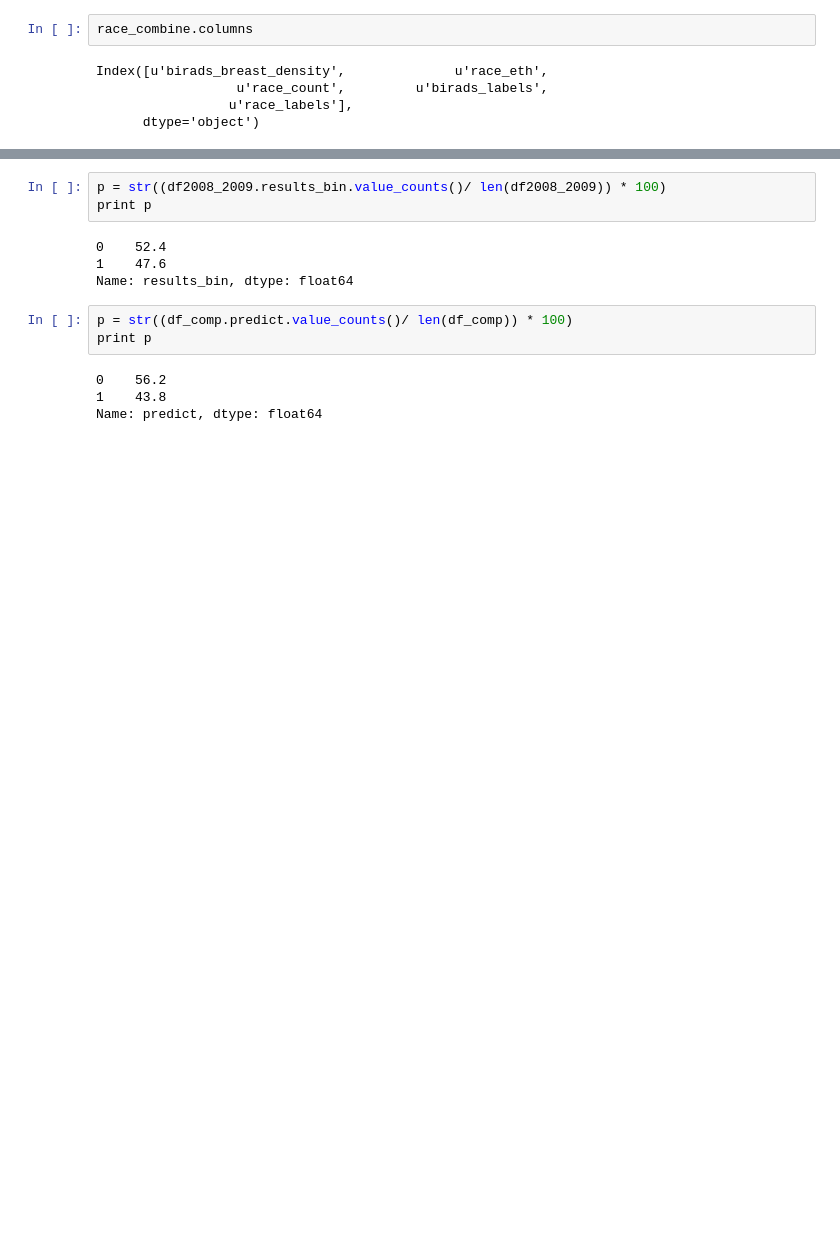
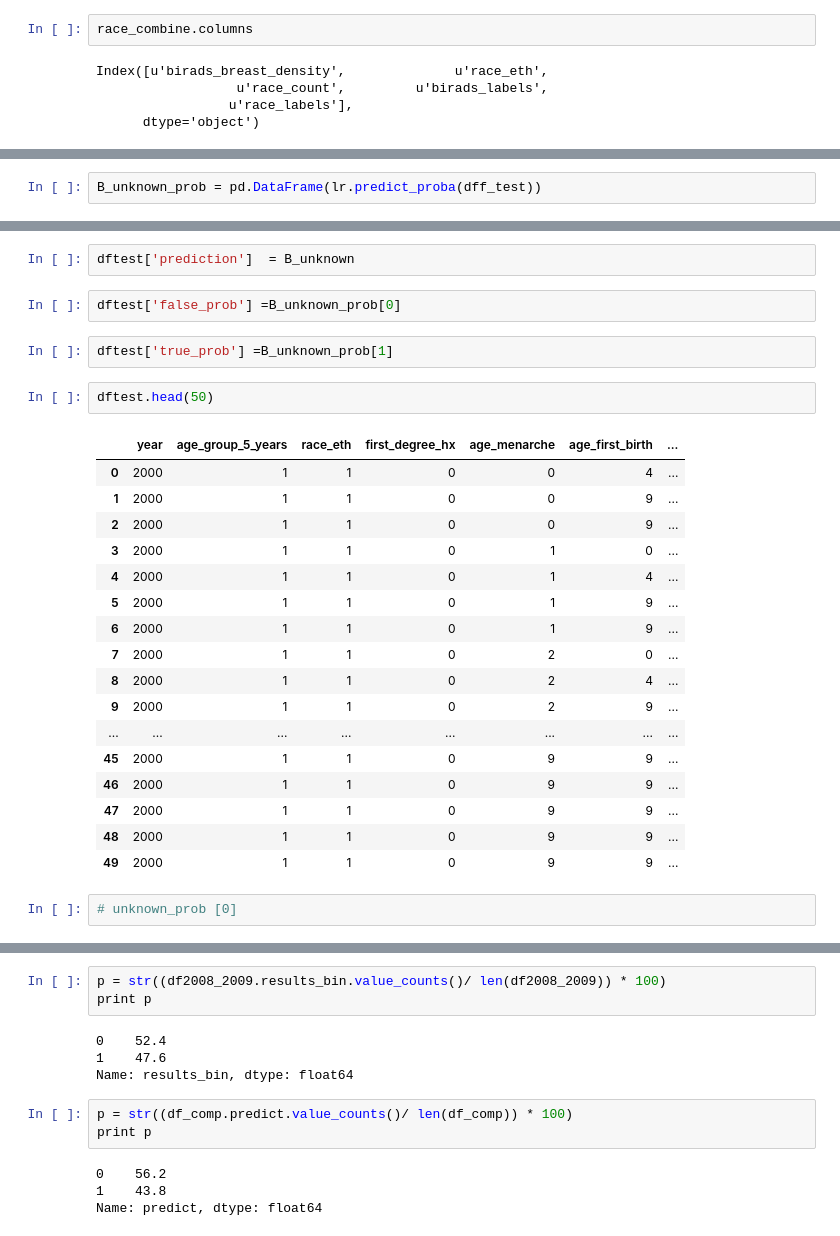
Before and after one commit to mariapichardo/GA-DSI, a Jupyter notebook: projects/projects-capstone/code/CAPSTONE_PARTIV_MP_clean.ipynb, the cells around one changed output, grey strips where cells are left out. Drawn from its saved outputs; the diff is of its cells as text; blank space fills up the shorter version.

```diff
--- a/projects/projects-capstone/code/CAPSTONE_PARTIV_MP_clean.ipynb
+++ b/projects/projects-capstone/code/CAPSTONE_PARTIV_MP_clean.ipynb
@@ -2825,0 +2838,2 @@ dff_test['prediction'] = see_unknown
+# %%
+B_unknown_prob = pd.DataFrame(lr.predict_proba(dff_test))
@@ -2825,0 +2849,28 @@ dff_test['prediction'] = see_unknown
+# %%
+dftest['prediction']  = B_unknown
+# %%
+dftest['false_prob'] =B_unknown_prob[0]
+# %%
+dftest['true_prob'] =B_unknown_prob[1]
+# %%
+dftest.head(50)
+# %% [output]
+|  | year | age_group_5_years | race_eth | first_degree_hx | age_menarche | age_first_birth | ... |
+| 0 | 2000 | 1 | 1 | 0 | 0 | 4 | ... |
+| 1 | 2000 | 1 | 1 | 0 | 0 | 9 | ... |
+| 2 | 2000 | 1 | 1 | 0 | 0 | 9 | ... |
+| 3 | 2000 | 1 | 1 | 0 | 1 | 0 | ... |
+| 4 | 2000 | 1 | 1 | 0 | 1 | 4 | ... |
+| 5 | 2000 | 1 | 1 | 0 | 1 | 9 | ... |
+| 6 | 2000 | 1 | 1 | 0 | 1 | 9 | ... |
+| 7 | 2000 | 1 | 1 | 0 | 2 | 0 | ... |
+| 8 | 2000 | 1 | 1 | 0 | 2 | 4 | ... |
+| 9 | 2000 | 1 | 1 | 0 | 2 | 9 | ... |
+| ... | ... | ... | ... | ... | ... | ... | ... |
+| 45 | 2000 | 1 | 1 | 0 | 9 | 9 | ... |
+| 46 | 2000 | 1 | 1 | 0 | 9 | 9 | ... |
+| 47 | 2000 | 1 | 1 | 0 | 9 | 9 | ... |
+| 48 | 2000 | 1 | 1 | 0 | 9 | 9 | ... |
+| 49 | 2000 | 1 | 1 | 0 | 9 | 9 | ... |
+# %%
+# unknown_prob [0]
```
Also changed, not shown: parts of 61 cells of this notebook, 16 other files.
